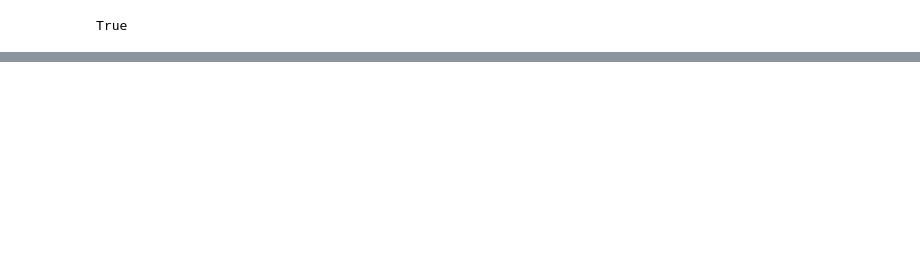
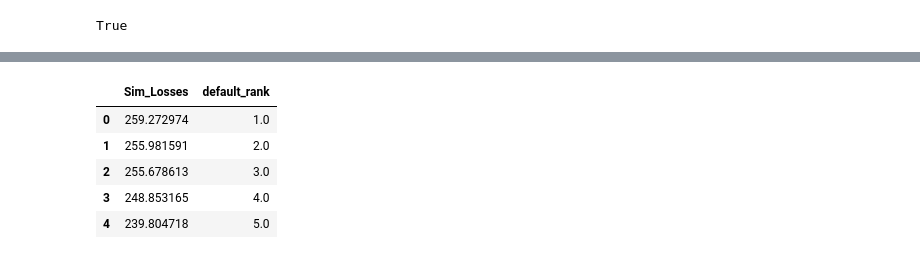
Before and after one commit to FN-1337/Hurricane_Landfall, a Jupyter notebook: HUR_data/2_MonteCarlo_Sim.ipynb, the cells around one changed output, grey strips where cells are left out. Cells and saved outputs as stored; diff of their text form; code cells hidden in the pictures; blank space fills up the shorter version.

```diff
--- a/HUR_data/2_MonteCarlo_Sim.ipynb
+++ b/HUR_data/2_MonteCarlo_Sim.ipynb
@@ -84,0 +118,10 @@ from scipy import random
+# %%
+Loss_set['default_rank'] = Loss_set['Sim_Losses'].rank(ascending=False)
+Loss_set.head()
+# %% [output]
+|  | Sim_Losses | default_rank |
+| 0 | 259.272974 | 1.0 |
+| 1 | 255.981591 | 2.0 |
+| 2 | 255.678613 | 3.0 |
+| 3 | 248.853165 | 4.0 |
+| 4 | 239.804718 | 5.0 |
```
Also changed, not shown: parts of 20 cells of this notebook, 13 other files.
